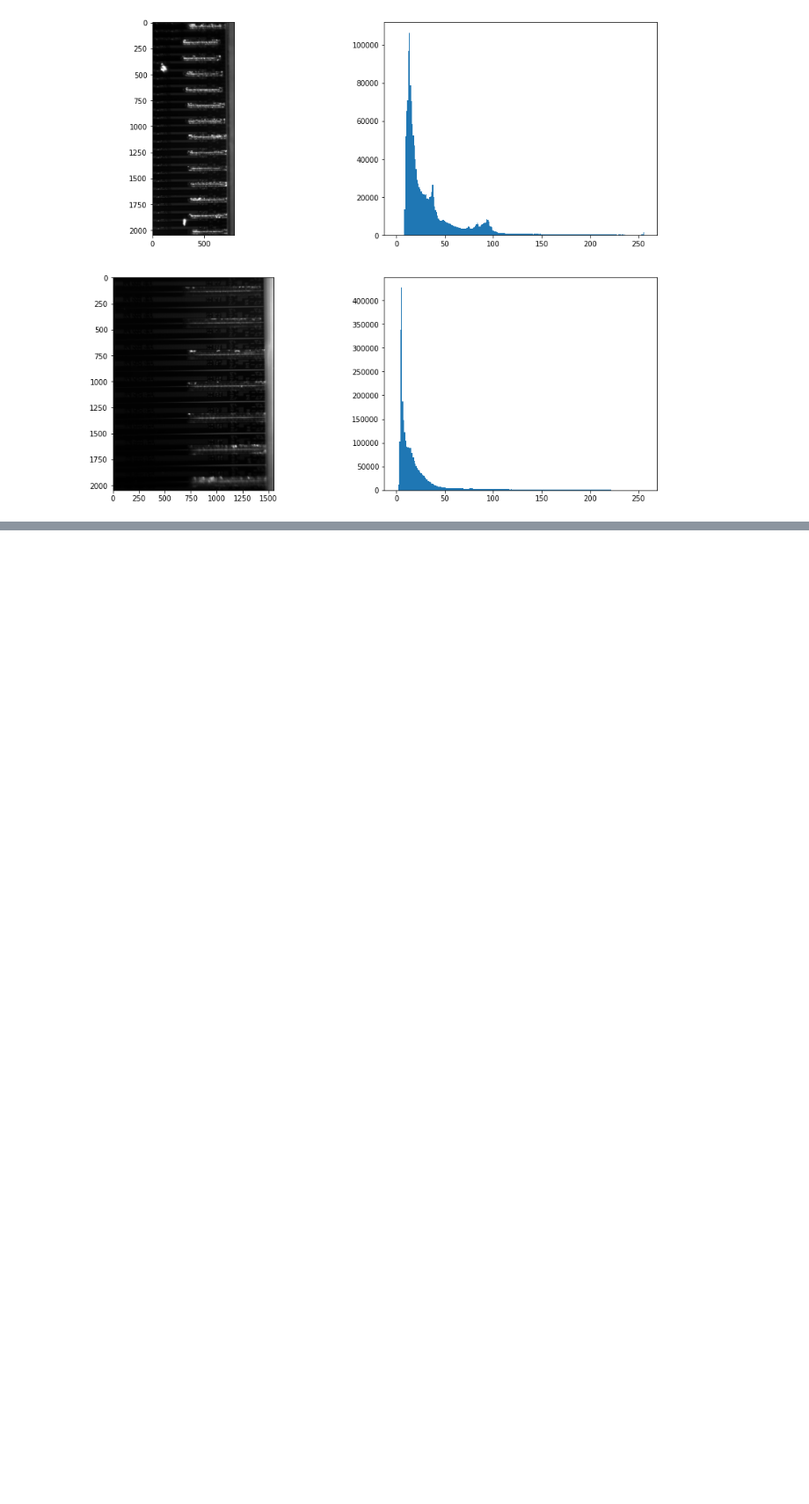
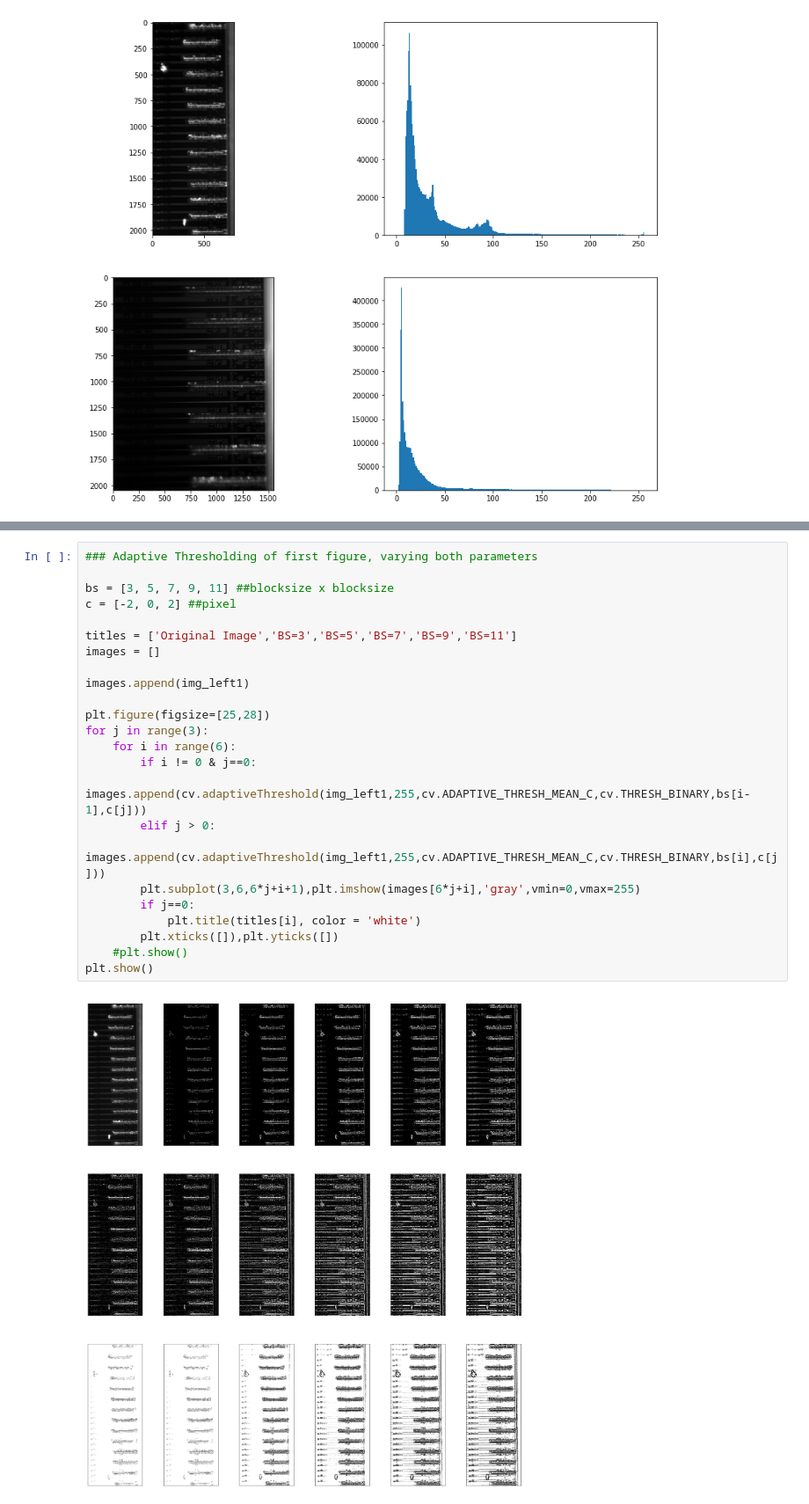
Before and after one commit to XanderPeetroons/visionautomation, a Jupyter notebook: Notebooks/chip_img_notebook.ipynb, the cells around one changed output, grey strips where cells are left out. Shown at 88% size. Cells and saved outputs as stored; diff of their text form; blank space fills up the shorter version.

```diff
--- a/Notebooks/chip_img_notebook.ipynb
+++ b/Notebooks/chip_img_notebook.ipynb
@@ -127,3 +146,29 @@ plt.show()
+# %%
+### Adaptive Thresholding of first figure, varying both parameters
+
+bs = [3, 5, 7, 9, 11] ##blocksize x blocksize
+c = [-2, 0, 2] ##pixel
+
+titles = ['Original Image','BS=3','BS=5','BS=7','BS=9','BS=11']
+images = []
+
+images.append(img_left1)
+
+plt.figure(figsize=[25,28])
+for j in range(3):
+    for i in range(6):
+        if i != 0 & j==0:
+            images.append(cv.adaptiveThreshold(img_left1,255,cv.ADAPTIVE_THRESH_MEAN_C,cv.THRESH_BINARY,bs[i-1],c[j]))
+        elif j > 0:
+            images.append(cv.adaptiveThreshold(img_left1,255,cv.ADAPTIVE_THRESH_MEAN_C,cv.THRESH_BINARY,bs[i],c[j]))
+        plt.subplot(3,6,6*j+i+1),plt.imshow(images[6*j+i],'gray',vmin=0,vmax=255)
+        if j==0:
+            plt.title(titles[i], color = 'white')
+        plt.xticks([]),plt.yticks([])
+    #plt.show()
+plt.show()
+# %% [output]
+[figure, added]
 # %%
 ### Area of interest
 
```
Also changed, not shown: parts of 4 cells of this notebook.
